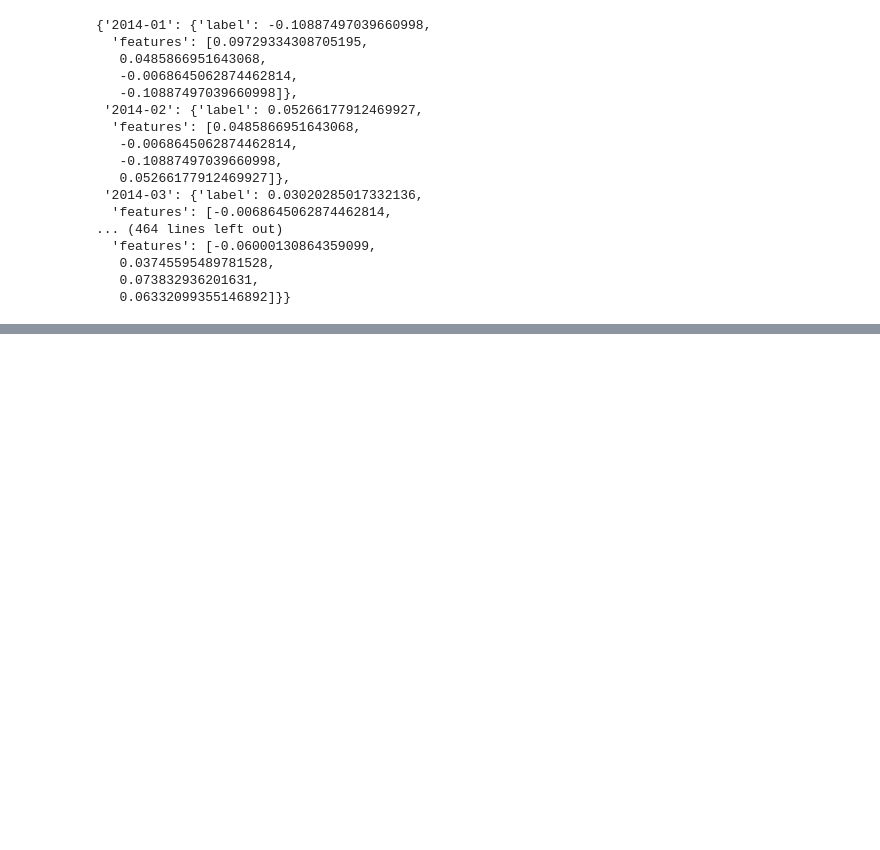
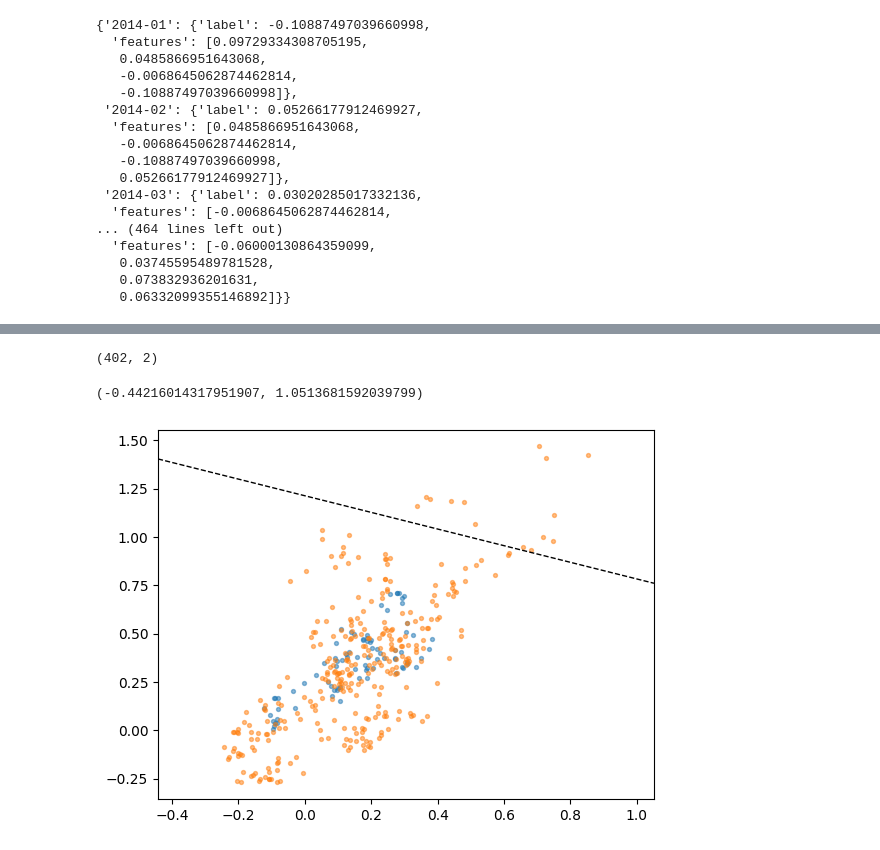
Before and after one commit to rithikp06/csci467-project, a Jupyter notebook: linear_regression.ipynb, the cells around one changed output, grey strips where cells are left out. Drawn from its saved outputs; the diff is of its cells as text; code cells hidden in the pictures; blank space fills up the shorter version.

```diff
--- a/linear_regression.ipynb
+++ b/linear_regression.ipynb
@@ -396,0 +421,23 @@ logistic regression, dev accuracy:  0.8830845771144279
+# %%
+# X = X_dev[]
+START = 1
+X=X_dev[:,START:START+2]
+Y=y_dev
+print(X.shape)
+b = log_reg.intercept_[0]
+w1, w2 = w[START], w[START+1]
+c = -b/w2
+m = -w1/w2
+
+ymin, ymax = np.min(X[:,1]) - 0.2, np.max(X[:,1]) + 0.2
+xd = np.array([np.min(X[:,0]) - 0.2, np.max(X[:,0]) + 0.2])
+yd = m*xd + c
+plt.plot(xd, yd, 'k', lw=1, ls='--')
+
+plt.scatter(*X[Y==0].T, s=8, alpha=0.5)
+plt.scatter(*X[Y==1].T, s=8, alpha=0.5)
+plt.xlim(xd)
+# %% [output]
+(402, 2)
+(-0.44216014317951907, 1.0513681592039799)
+[figure, added]
```
Also changed, not shown: parts of 7 cells of this notebook.
